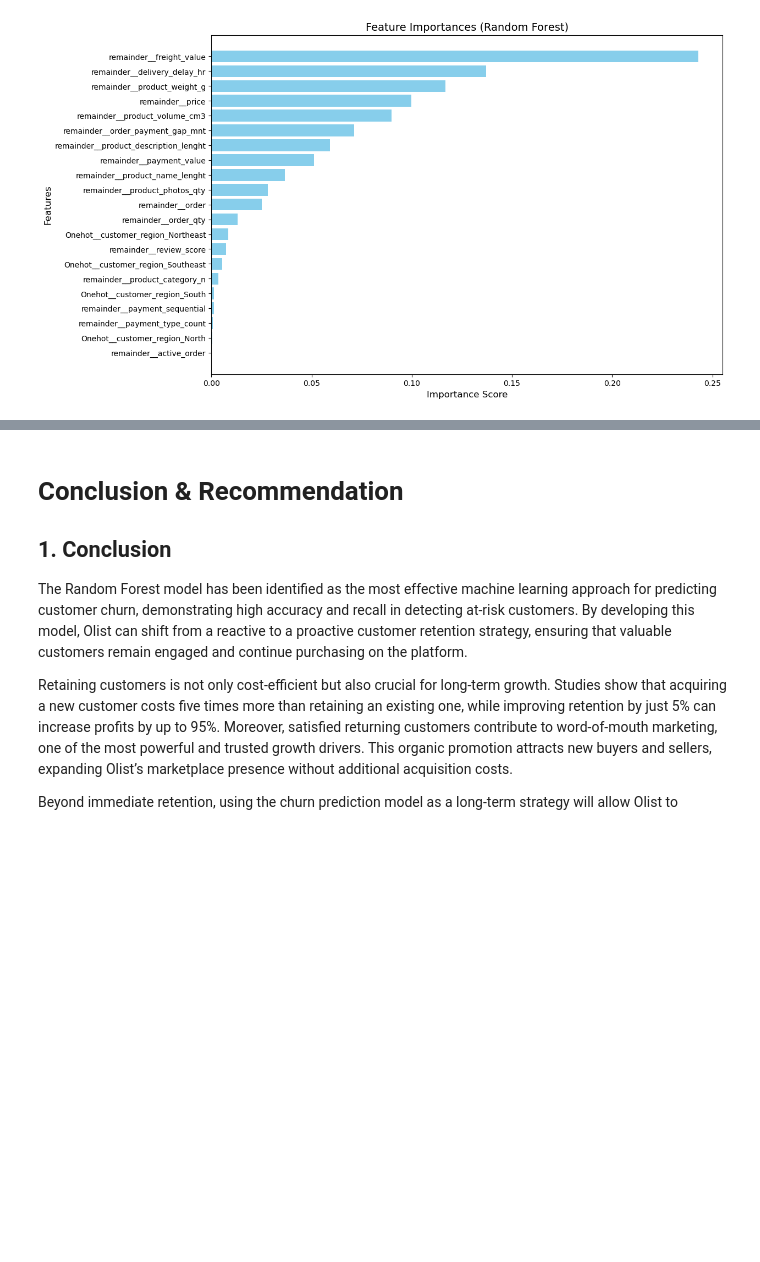
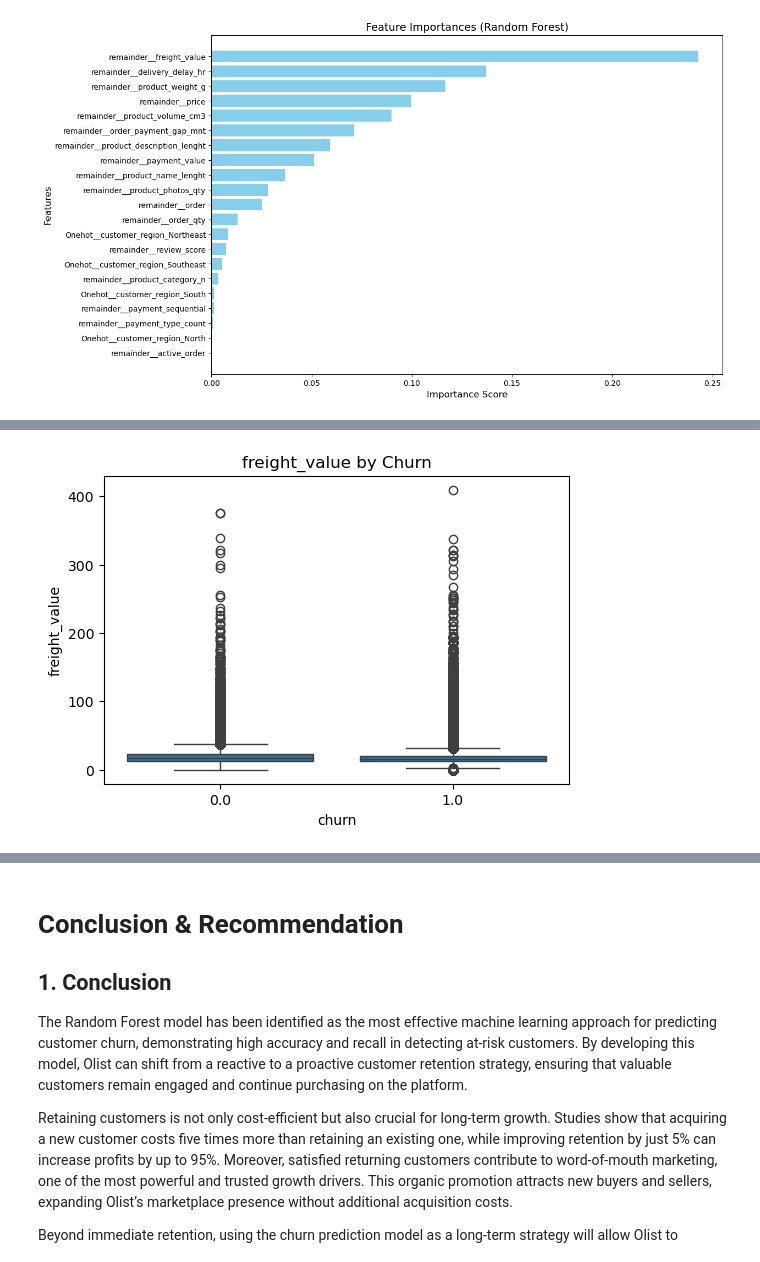
Before and after one commit to stevanus1997/final_project_alpha, a Jupyter notebook: brazillian_olist.ipynb, the cells around one changed output, grey strips where cells are left out. Drawn from its saved outputs; the diff is of its cells as text; code cells hidden in the pictures; blank space fills up the shorter version.

```diff
--- a/brazillian_olist.ipynb
+++ b/brazillian_olist.ipynb
@@ -3101,0 +3205,7 @@ plt.show()
+# %%
+plt.figure(figsize=(6,4))
+sns.boxplot(data=olist_new2, x='churn', y='freight_value')
+plt.title('freight_value by Churn')
+plt.show()
+# %% [output]
+[figure, added]
```
Also changed, not shown: parts of 14 cells of this notebook, 2 other files.
